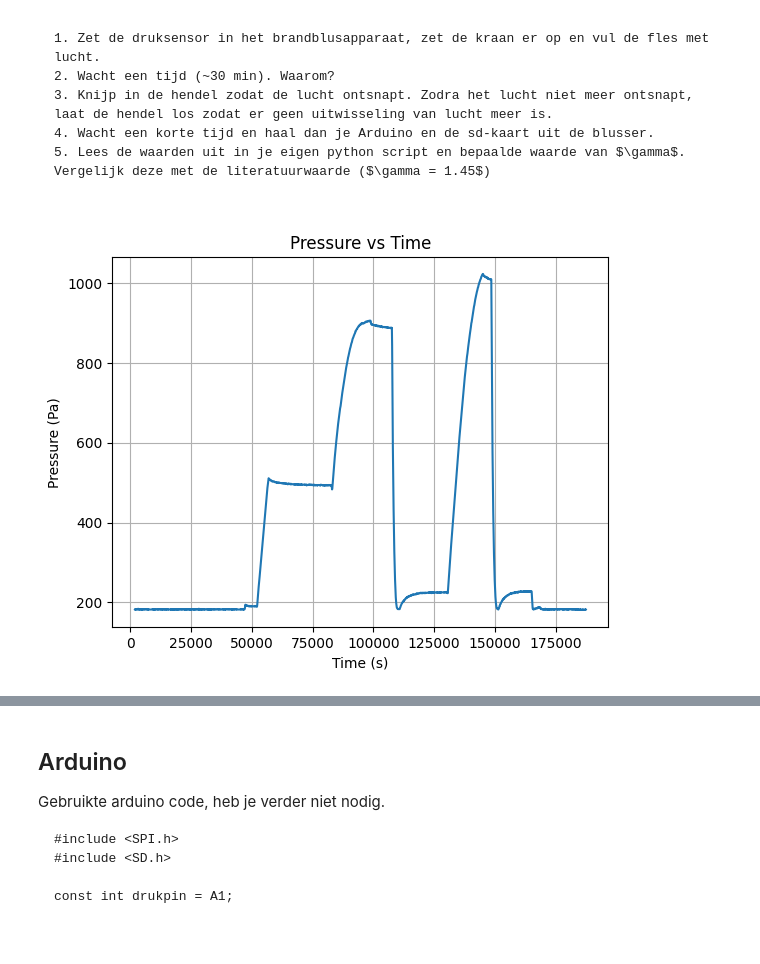
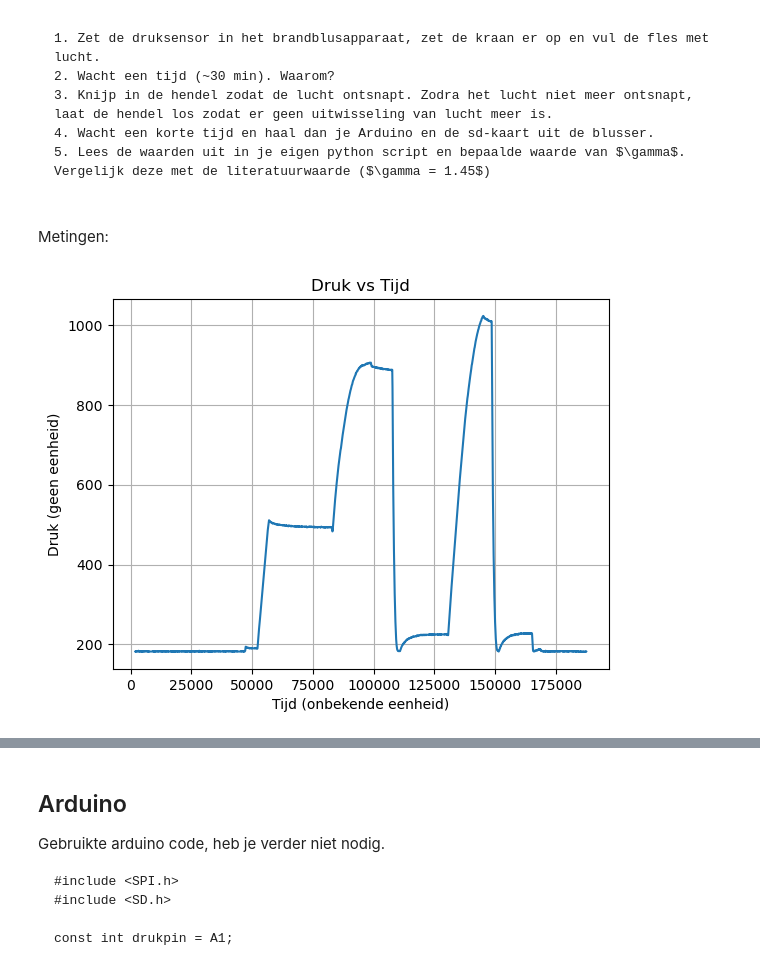
Before and after one commit to Ra3141592/Thermolab_eigen, a Jupyter notebook: Content/Labs/Brandblusser_pV_diagram.ipynb, the cells around one changed output, grey strips where cells are left out. Cells and saved outputs as stored; diff of their text form; code cells hidden in the pictures; blank space fills up the shorter version.

Commit message:
Brandblusser.2

```diff
--- a/Content/Labs/Brandblusser_pV_diagram.ipynb
+++ b/Content/Labs/Brandblusser_pV_diagram.ipynb
@@ -54,15 +54,17 @@ from matplotlib.widgets import Slider
 from ipywidgets import interact
 import ipywidgets as widgets
 from ipywidgets import interact, widgets
+# %% [markdown]
+Metingen:
 # %%
-data = np.loadtxt(r"C:\Users\danie\Downloads\data.csv", delimiter=",", skiprows=1)
+data = np.loadtxt(r"C:\TN_jaar_1\inleidend_practicum_2\Thermolabs\data_brandblusser.csv", delimiter=",", skiprows=1)
 data_t = data[:,0]
 data_P = data[:,1]
 plt.plot(data_t, data_P)
-plt.xlabel("Time (s)")
-plt.ylabel("Pressure (Pa)")
-plt.title("Pressure vs Time")
+plt.xlabel("Tijd (onbekende eenheid)")
+plt.ylabel("Druk (geen eenheid)")
+plt.title("Druk vs Tijd")
 plt.grid(True)
 plt.show()
 # %% [output]
-[figure, old version]
+[figure, new version]
```
Also changed, not shown: parts of 10 cells of this notebook.
